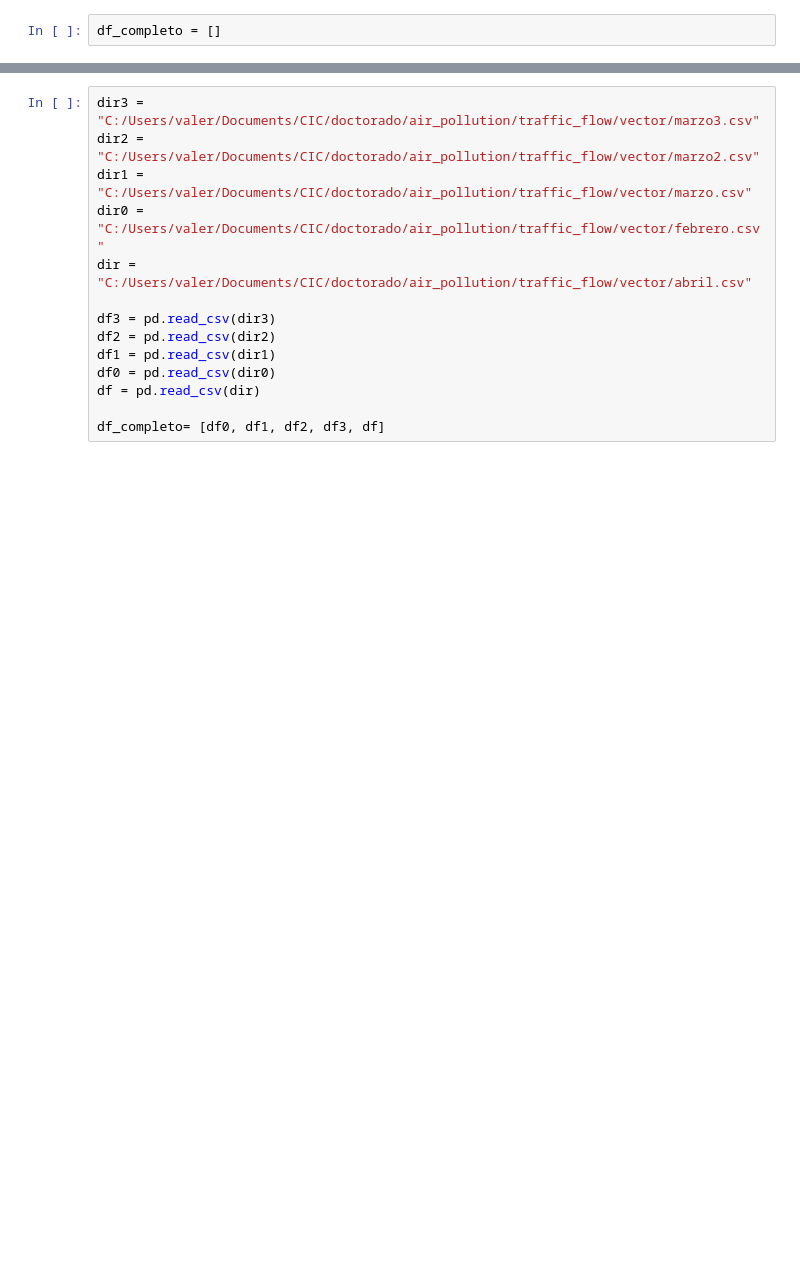
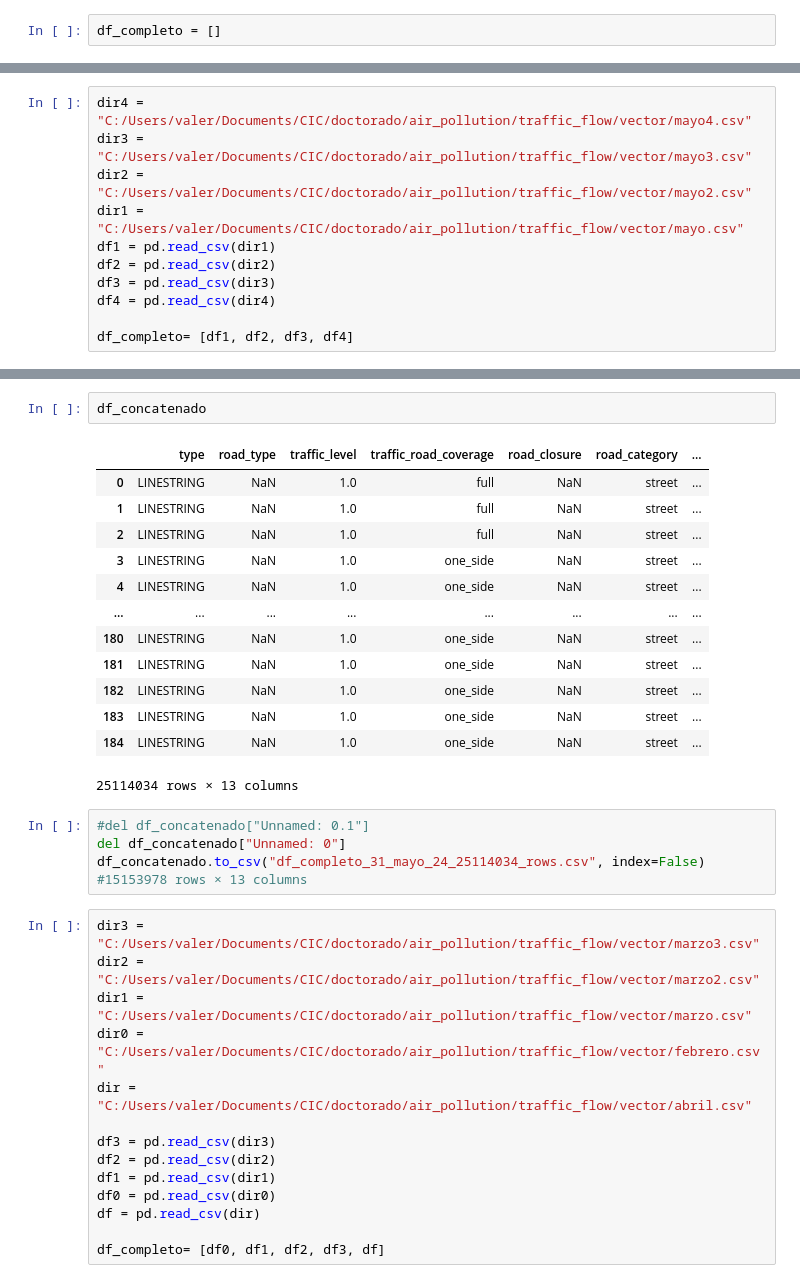
Before and after one commit to vlegaria/air_pollution, a Jupyter notebook: traffic_flow/vector/generador_geojson.ipynb, the cells around one changed output, grey strips where cells are left out. Cells and saved outputs as stored; diff of their text form; blank space fills up the shorter version.

```diff
--- a/traffic_flow/vector/generador_geojson.ipynb
+++ b/traffic_flow/vector/generador_geojson.ipynb
@@ -241,0 +353,11 @@ df_completo.to_csv("marzo3.csv")
+# %%
+dir4 = "C:/Users/valer/Documents/CIC/doctorado/air_pollution/traffic_flow/vector/mayo4.csv"
+dir3 = "C:/Users/valer/Documents/CIC/doctorado/air_pollution/traffic_flow/vector/mayo3.csv"
+dir2 = "C:/Users/valer/Documents/CIC/doctorado/air_pollution/traffic_flow/vector/mayo2.csv"
+dir1 = "C:/Users/valer/Documents/CIC/doctorado/air_pollution/traffic_flow/vector/mayo.csv"
+df1 = pd.read_csv(dir1)
+df2 = pd.read_csv(dir2)
+df3 = pd.read_csv(dir3)
+df4 = pd.read_csv(dir4)
+
+df_completo= [df1, df2, df3, df4]
@@ -242,3 +387,23 @@ df_completo.to_csv("marzo3.csv")
+# %%
+df_concatenado
+# %% [output]
+|  | type | road_type | traffic_level | traffic_road_coverage | road_closure | road_category | ... |
+| 0 | LINESTRING | NaN | 1.0 | full | NaN | street | ... |
+| 1 | LINESTRING | NaN | 1.0 | full | NaN | street | ... |
+| 2 | LINESTRING | NaN | 1.0 | full | NaN | street | ... |
+| 3 | LINESTRING | NaN | 1.0 | one_side | NaN | street | ... |
+| 4 | LINESTRING | NaN | 1.0 | one_side | NaN | street | ... |
+| ... | ... | ... | ... | ... | ... | ... | ... |
+| 180 | LINESTRING | NaN | 1.0 | one_side | NaN | street | ... |
+| 181 | LINESTRING | NaN | 1.0 | one_side | NaN | street | ... |
+| 182 | LINESTRING | NaN | 1.0 | one_side | NaN | street | ... |
+| 183 | LINESTRING | NaN | 1.0 | one_side | NaN | street | ... |
+| 184 | LINESTRING | NaN | 1.0 | one_side | NaN | street | ... |
+25114034 rows × 13 columns
+# %%
+#del df_concatenado["Unnamed: 0.1"]
+del df_concatenado["Unnamed: 0"]
+df_concatenado.to_csv("df_completo_31_mayo_24_25114034_rows.csv", index=False) #15153978 rows × 13 columns
 # %%
 dir3 = "C:/Users/valer/Documents/CIC/doctorado/air_pollution/traffic_flow/vector/marzo3.csv"
 dir2 = "C:/Users/valer/Documents/CIC/doctorado/air_pollution/traffic_flow/vector/marzo2.csv"
```
Also changed, not shown: parts of 8 cells of this notebook, 6 other files.
